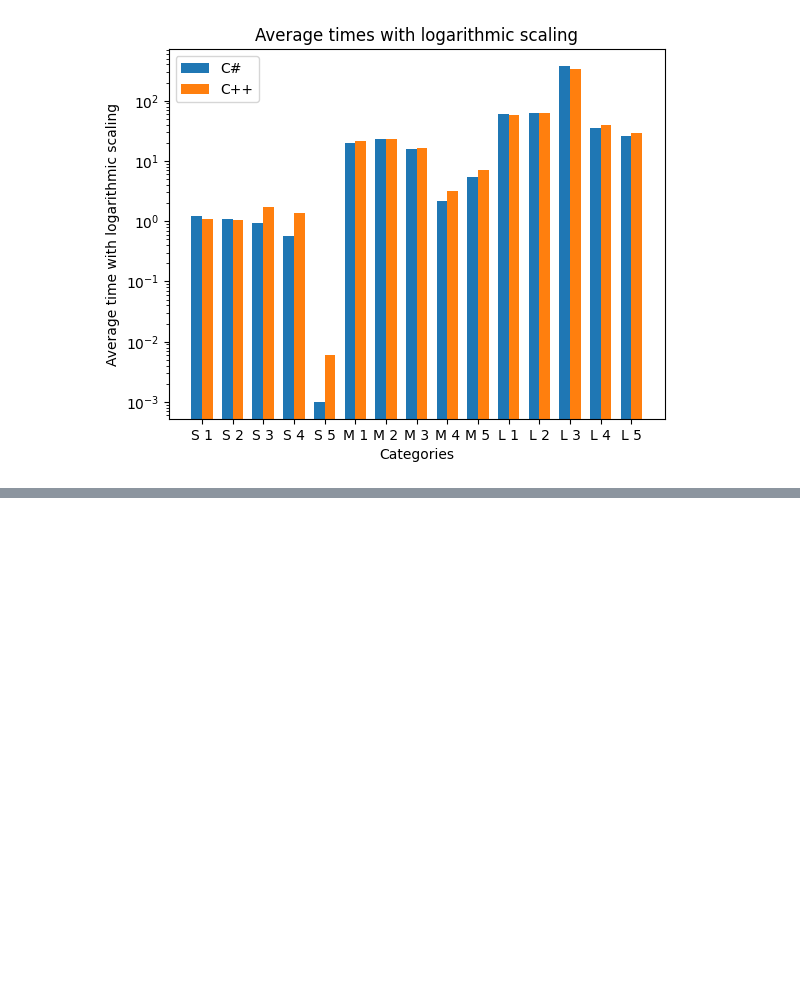
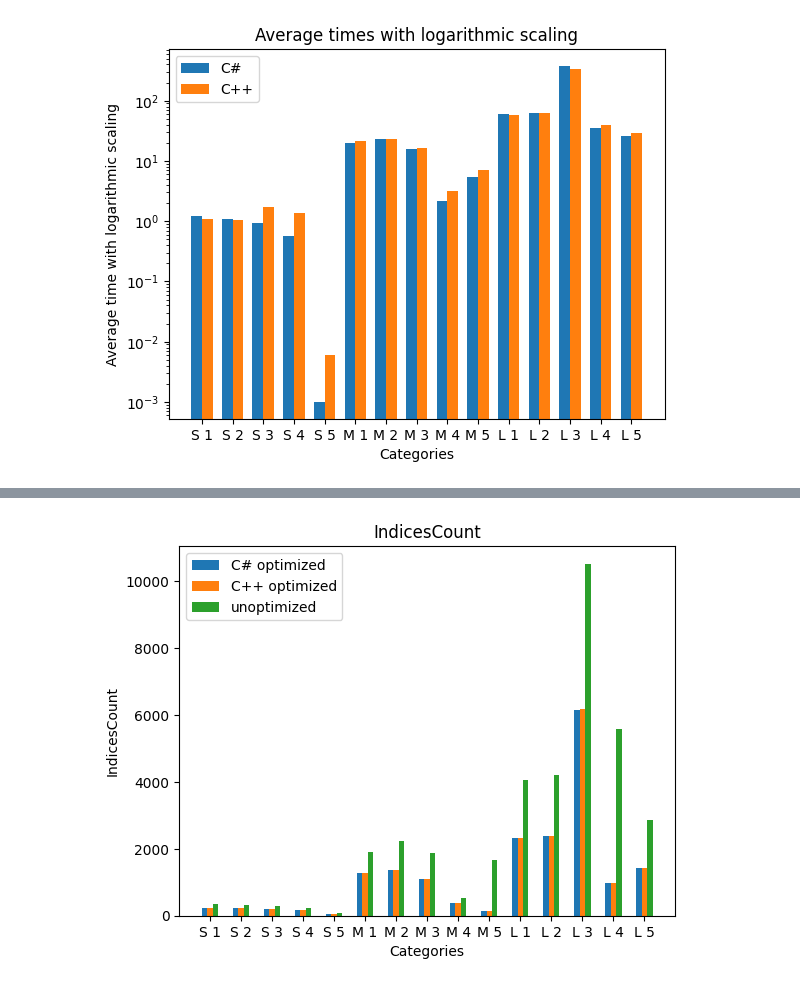
Before and after one commit to Mfknudsen/UFO-Exam, a Jupyter notebook: DataAnalysis/DataAnalysis.ipynb, the cells around one changed output, grey strips where cells are left out. Cells and saved outputs as stored; diff of their text form; code cells hidden in the pictures; blank space fills up the shorter version.

Commit message:
more plots

```diff
--- a/DataAnalysis/DataAnalysis.ipynb
+++ b/DataAnalysis/DataAnalysis.ipynb
@@ -182,3 +196,22 @@ data_csharp_m = [data_csharp_m1,
               data_csharp_m3,
               data_csharp_m4,
               data_csharp_m5]
+# %%
+
+positions = np.arange(len(labels))
+bar_width = 0.35
+
+plt.bar(positions - bar_width/2, [row["IndicesCount"] for row in data_csharp], width=bar_width/2, label='C# optimized')
+
+plt.bar(positions , [row["IndicesCount"] for row in data_cpp], width=bar_width/2, label='C++ optimized')
+
+plt.bar(positions + bar_width/2 , [row["IndicesCount"] for row in data_json], width=bar_width/2, label='unoptimized')
+plt.xlabel('Categories')
+plt.ylabel('IndicesCount')
+plt.title('IndicesCount')
+plt.xticks(positions, labels)
+plt.legend()
+
+plt.show()
+# %% [output]
+[figure, added]
```
Also changed, not shown: parts of 4 cells of this notebook.
